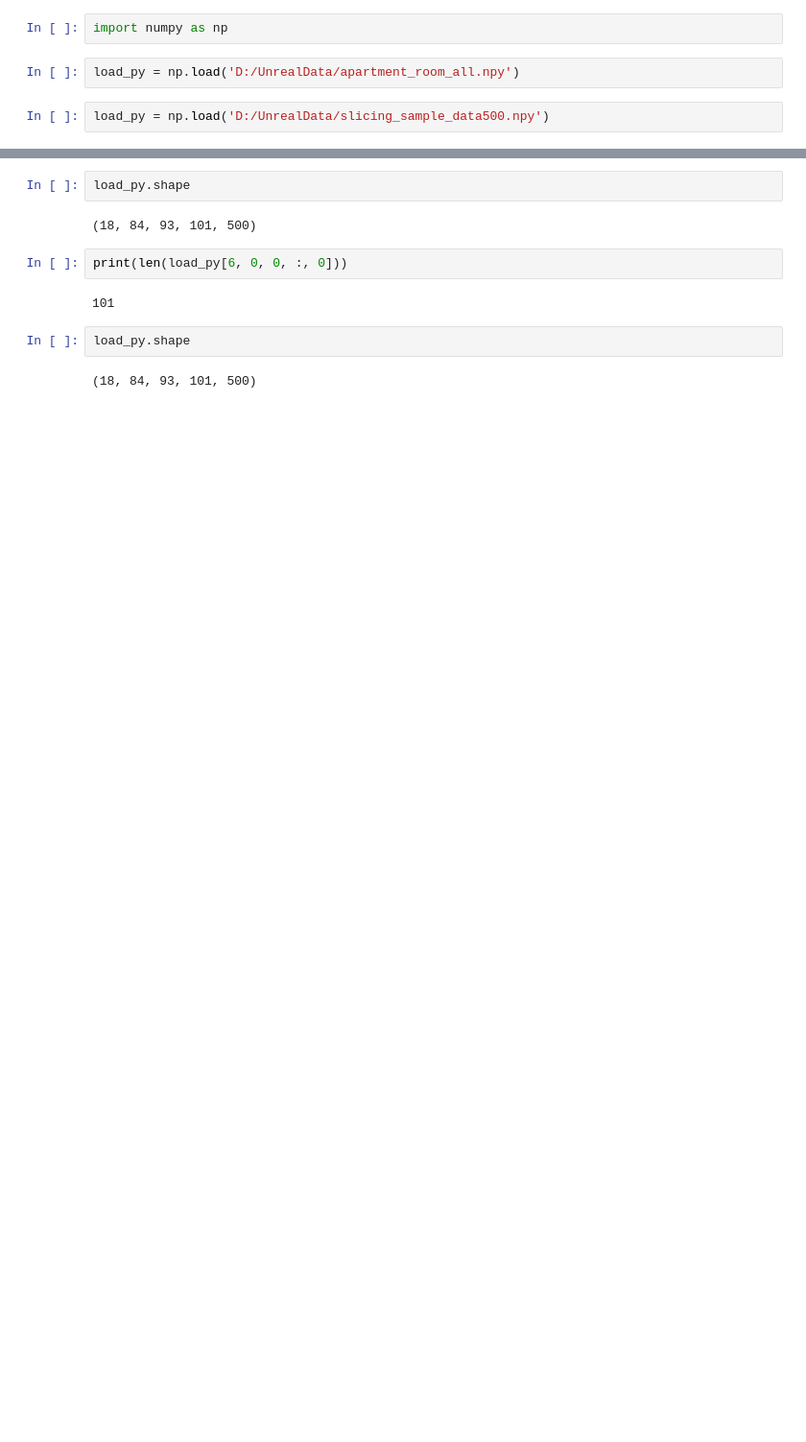
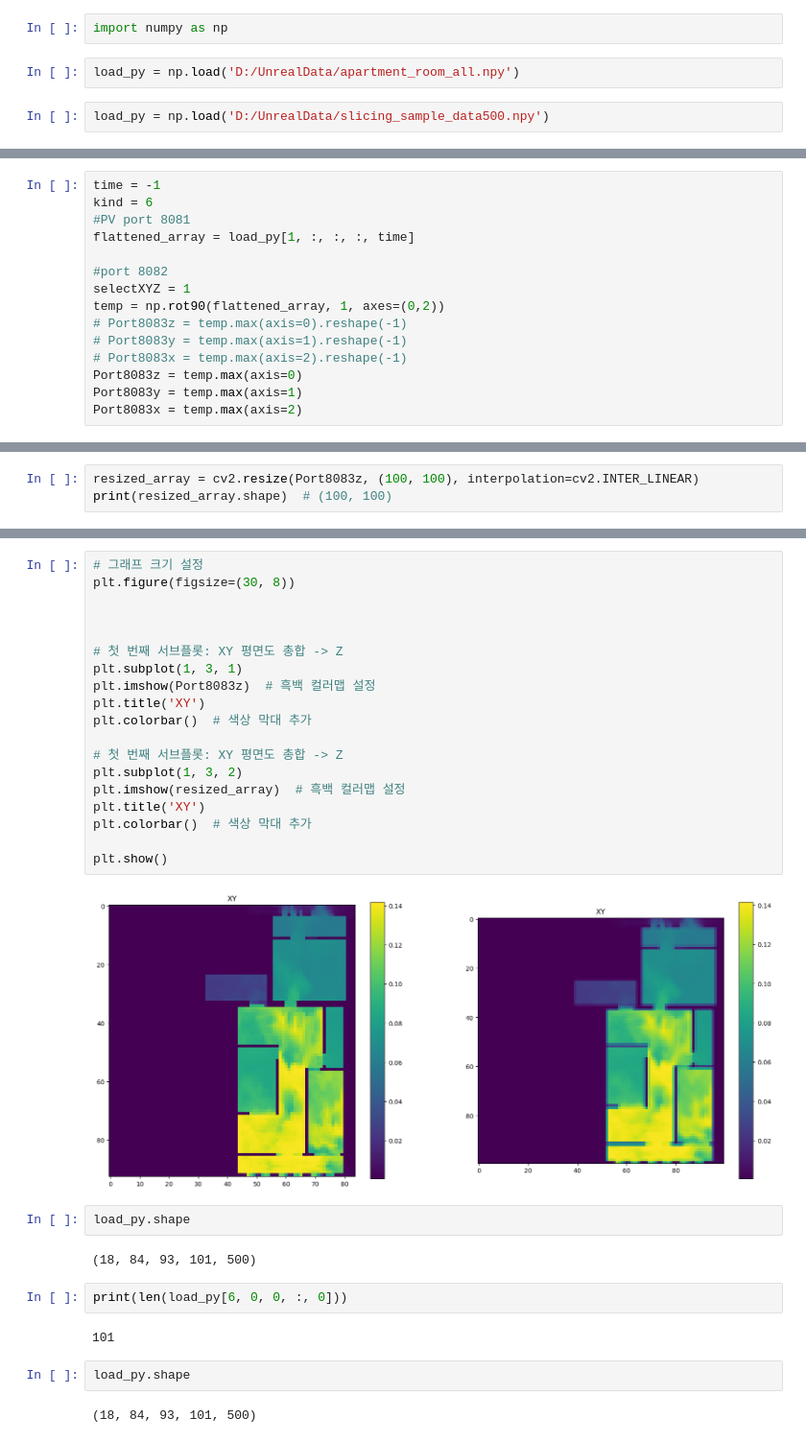
Before and after one commit to TGESTeam/AU_Protocol_Library, a Jupyter notebook: Port8082_sample.ipynb, the cells around one changed output, grey strips where cells are left out. Shown at 96% size. Cells and saved outputs as stored; diff of their text form; blank space fills up the shorter version.

```diff
--- a/Port8082_sample.ipynb
+++ b/Port8082_sample.ipynb
@@ -6,0 +9,15 @@ load_py = np.load('D:/UnrealData/slicing_sample_data500.npy')
+# %%
+time = -1
+kind = 6
+#PV port 8081
+flattened_array = load_py[1, :, :, :, time]
+
+#port 8082
+selectXYZ = 1
+temp = np.rot90(flattened_array, 1, axes=(0,2))
+# Port8083z = temp.max(axis=0).reshape(-1)
+# Port8083y = temp.max(axis=1).reshape(-1)
+# Port8083x = temp.max(axis=2).reshape(-1)
+Port8083z = temp.max(axis=0)
+Port8083y = temp.max(axis=1)
+Port8083x = temp.max(axis=2)
@@ -6,0 +41,3 @@ load_py = np.load('D:/UnrealData/slicing_sample_data500.npy')
+# %%
+resized_array = cv2.resize(Port8083z, (100, 100), interpolation=cv2.INTER_LINEAR)
+print(resized_array.shape)  # (100, 100)
@@ -7,3 +62,24 @@ load_py = np.load('D:/UnrealData/slicing_sample_data500.npy')
+# %%
+# 그래프 크기 설정
+plt.figure(figsize=(30, 8))
+
+
+
+# 첫 번째 서브플롯: XY 평면도 총합 -> Z
+plt.subplot(1, 3, 1)
+plt.imshow(Port8083z)  # 흑백 컬러맵 설정
+plt.title('XY')
+plt.colorbar()  # 색상 막대 추가
+
+# 첫 번째 서브플롯: XY 평면도 총합 -> Z
+plt.subplot(1, 3, 2)
+plt.imshow(resized_array)  # 흑백 컬러맵 설정
+plt.title('XY')
+plt.colorbar()  # 색상 막대 추가
+
+plt.show()
+# %% [output]
+[figure, added]
 # %%
 load_py.shape
 # %% [output]
```
Also changed, not shown: parts of 10 cells of this notebook, 1 other file.
